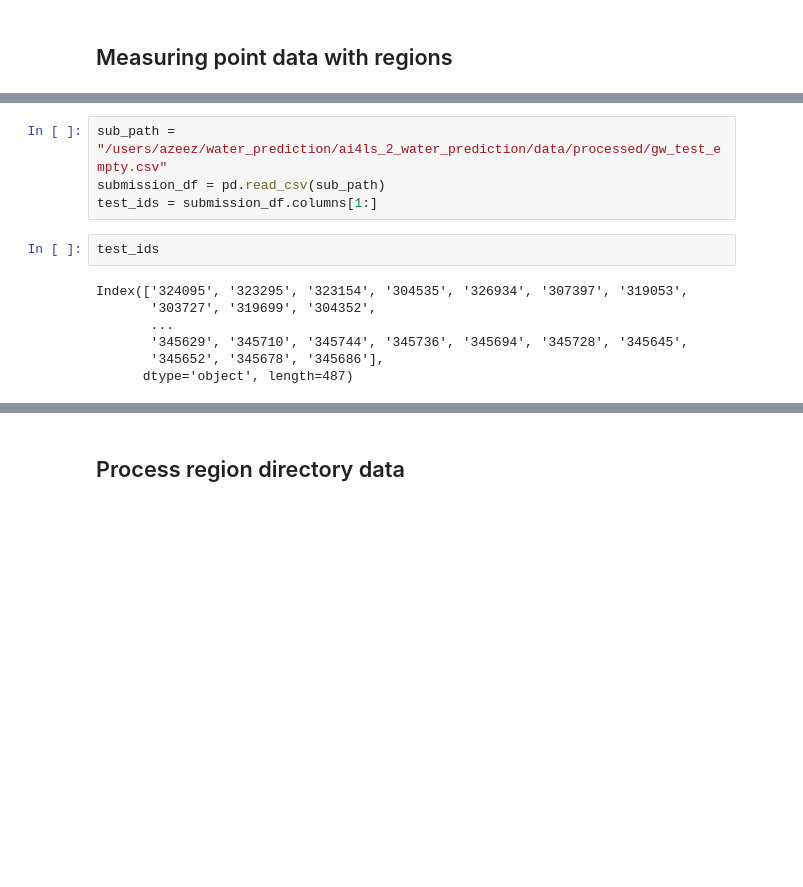
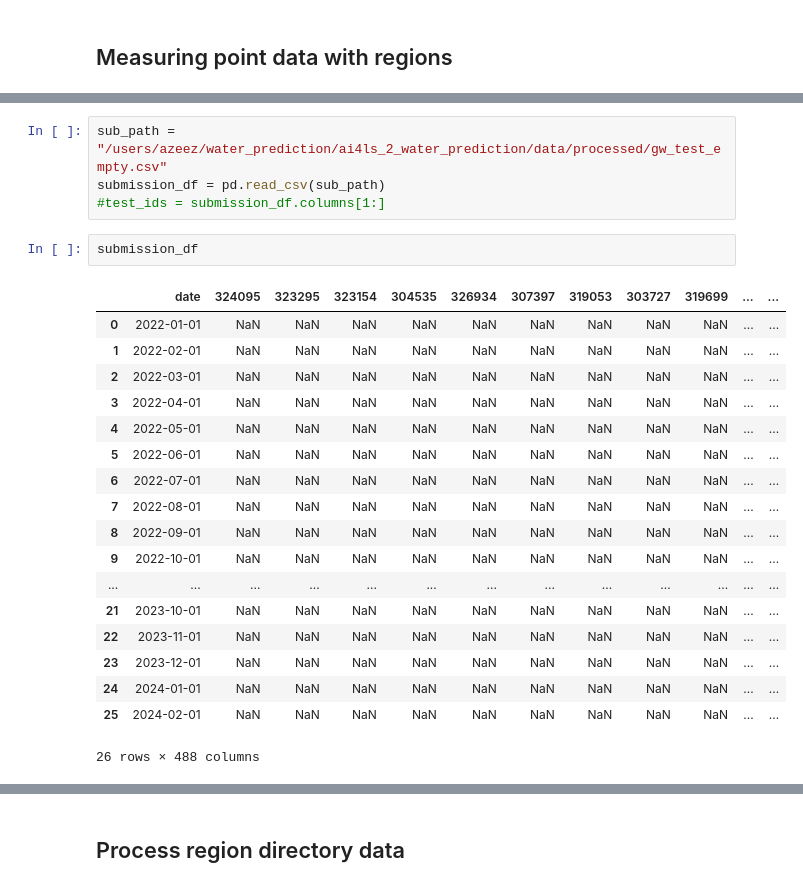
Before and after one commit to Ainard09/ai4ls_2_water_prediction, a Jupyter notebook: notebooks/groundwater_level_preprocess.ipynb, the cells around one changed output, grey strips where cells are left out. Drawn from its saved outputs; the diff is of its cells as text; blank space fills up the shorter version.

```diff
--- a/notebooks/groundwater_level_preprocess.ipynb
+++ b/notebooks/groundwater_level_preprocess.ipynb
@@ -134,16 +146,28 @@ df_mps_all
 # %%
 sub_path = "/users/azeez/water_prediction/ai4ls_2_water_prediction/data/processed/gw_test_empty.csv"
 submission_df = pd.read_csv(sub_path)
-test_ids = submission_df.columns[1:]
+#test_ids = submission_df.columns[1:]
 # %%
-test_ids
+submission_df
 # %% [output]
+|  | date | 324095 | 323295 | 323154 | 304535 | 326934 | 307397 | 319053 | 303727 | 319699 | ... | ... |
+| 0 | 2022-01-01 | NaN | NaN | NaN | NaN | NaN | NaN | NaN | NaN | NaN | ... | ... |
+| 1 | 2022-02-01 | NaN | NaN | NaN | NaN | NaN | NaN | NaN | NaN | NaN | ... | ... |
+| 2 | 2022-03-01 | NaN | NaN | NaN | NaN | NaN | NaN | NaN | NaN | NaN | ... | ... |
+| 3 | 2022-04-01 | NaN | NaN | NaN | NaN | NaN | NaN | NaN | NaN | NaN | ... | ... |
+| 4 | 2022-05-01 | NaN | NaN | NaN | NaN | NaN | NaN | NaN | NaN | NaN | ... | ... |
+| 5 | 2022-06-01 | NaN | NaN | NaN | NaN | NaN | NaN | NaN | NaN | NaN | ... | ... |
+| 6 | 2022-07-01 | NaN | NaN | NaN | NaN | NaN | NaN | NaN | NaN | NaN | ... | ... |
+| 7 | 2022-08-01 | NaN | NaN | NaN | NaN | NaN | NaN | NaN | NaN | NaN | ... | ... |
+| 8 | 2022-09-01 | NaN | NaN | NaN | NaN | NaN | NaN | NaN | NaN | NaN | ... | ... |
+| 9 | 2022-10-01 | NaN | NaN | NaN | NaN | NaN | NaN | NaN | NaN | NaN | ... | ... |
+| ... | ... | ... | ... | ... | ... | ... | ... | ... | ... | ... | ... | ... |
+| 21 | 2023-10-01 | NaN | NaN | NaN | NaN | NaN | NaN | NaN | NaN | NaN | ... | ... |
+| 22 | 2023-11-01 | NaN | NaN | NaN | NaN | NaN | NaN | NaN | NaN | NaN | ... | ... |
+| 23 | 2023-12-01 | NaN | NaN | NaN | NaN | NaN | NaN | NaN | NaN | NaN | ... | ... |
+| 24 | 2024-01-01 | NaN | NaN | NaN | NaN | NaN | NaN | NaN | NaN | NaN | ... | ... |
+| 25 | 2024-02-01 | NaN | NaN | NaN | NaN | NaN | NaN | NaN | NaN | NaN | ... | ... |
-Index(['324095', '323295', '323154', '304535', '326934', '307397', '319053',
-       '303727', '319699', '304352',
-       ...
-       '345629', '345710', '345744', '345736', '345694', '345728', '345645',
-       '345652', '345678', '345686'],
-      dtype='object', length=487)
+26 rows × 488 columns
 # %%
 plt.hist(df_mps_all["land_height"], bins=100);
 # %% [output]
```
Also changed, not shown: parts of 20 cells of this notebook, 1 other file.
